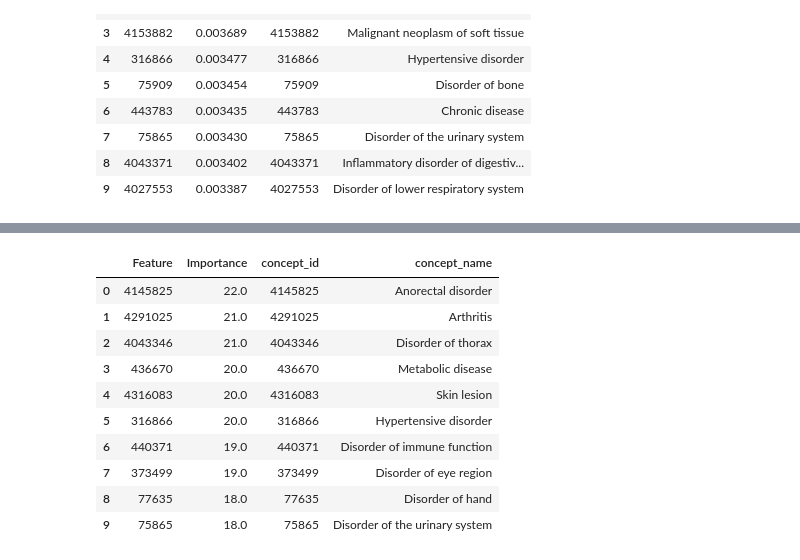
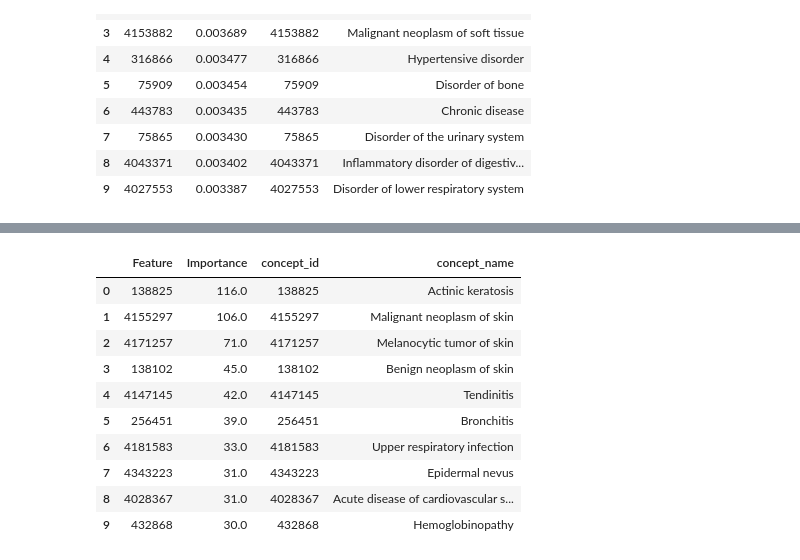
Before and after one commit to martin5555555555/PheWas, a Jupyter notebook: cohort/cohort.ipynb, the cells around one changed output, grey strips where cells are left out. Drawn from its saved outputs; the diff is of its cells as text; code cells hidden in the pictures.

```diff
--- a/cohort/cohort.ipynb
+++ b/cohort/cohort.ipynb
@@ -281,21 +263,21 @@ Validation AUC: 0.5493, Validation Accuracy: 0.5366
 # %%
-feature_importances_xgb = xgb_classifier.get_booster().get_score(importance_type='weight')
+feature_importances_xgb = best_xgb.get_booster().get_score(importance_type='weight')
 df_feature_importances_xgb = pd.DataFrame({
     'Feature': list(feature_importances_xgb.keys()),
     'Importance': list(feature_importances_xgb.values())
 }).sort_values(by='Importance', ascending=False)
 df_feature_importances_xgb['Feature'] = df_feature_importances_xgb['Feature'].astype(int)
 df_feature_importances_xgb = df_feature_importances_xgb.merge(concepts[['concept_id', 'concept_name']], left_on = 'Feature', right_on = 'concept_id')
 df_feature_importances_xgb.iloc[:10]
 # %% [output]
 |  | Feature | Importance | concept_id | concept_name |
-| 0 | 4145825 | 22.0 | 4145825 | Anorectal disorder |
-| 1 | 4291025 | 21.0 | 4291025 | Arthritis |
-| 2 | 4043346 | 21.0 | 4043346 | Disorder of thorax |
-| 3 | 436670 | 20.0 | 436670 | Metabolic disease |
-| 4 | 4316083 | 20.0 | 4316083 | Skin lesion |
-| 5 | 316866 | 20.0 | 316866 | Hypertensive disorder |
-| 6 | 440371 | 19.0 | 440371 | Disorder of immune function |
-| 7 | 373499 | 19.0 | 373499 | Disorder of eye region |
-| 8 | 77635 | 18.0 | 77635 | Disorder of hand |
-| 9 | 75865 | 18.0 | 75865 | Disorder of the urinary system |
+| 0 | 138825 | 116.0 | 138825 | Actinic keratosis |
+| 1 | 4155297 | 106.0 | 4155297 | Malignant neoplasm of skin |
+| 2 | 4171257 | 71.0 | 4171257 | Melanocytic tumor of skin |
+| 3 | 138102 | 45.0 | 138102 | Benign neoplasm of skin |
+| 4 | 4147145 | 42.0 | 4147145 | Tendinitis |
+| 5 | 256451 | 39.0 | 256451 | Bronchitis |
+| 6 | 4181583 | 33.0 | 4181583 | Upper respiratory infection |
+| 7 | 4343223 | 31.0 | 4343223 | Epidermal nevus |
+| 8 | 4028367 | 31.0 | 4028367 | Acute disease of cardiovascular s... |
+| 9 | 432868 | 30.0 | 432868 | Hemoglobinopathy |
```
Also changed, not shown: parts of 2 cells of this notebook.
